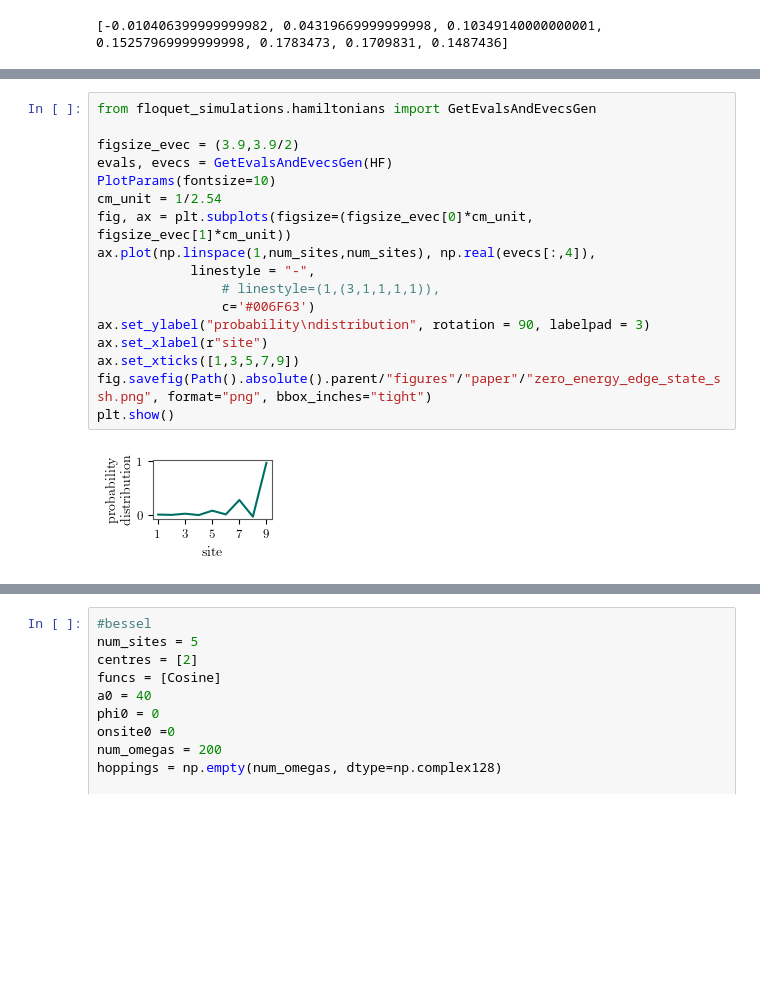
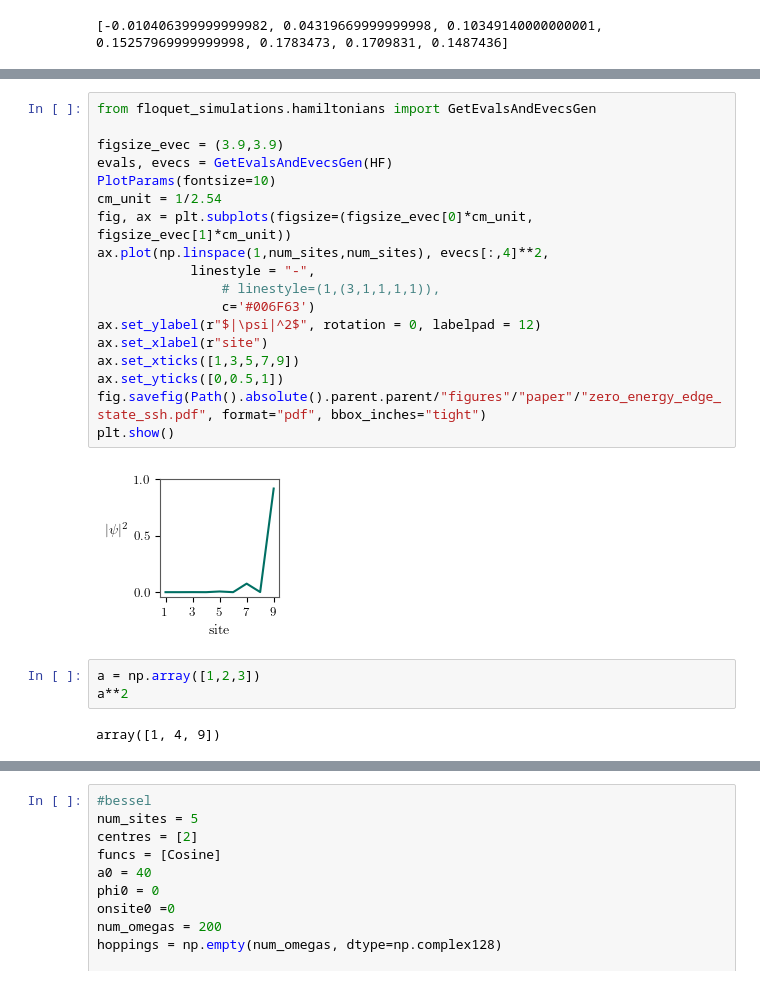
Before and after one commit to georgianixon/floquet-simulations, a Jupyter notebook: jupyter/local_mod_paper_figures/hamiltonian_plots_for_paper.ipynb, the cells around one changed output, grey strips where cells are left out. Cells and saved outputs as stored; diff of their text form; blank space fills up the shorter version.

```diff
--- a/jupyter/local_mod_paper_figures/hamiltonian_plots_for_paper.ipynb
+++ b/jupyter/local_mod_paper_figures/hamiltonian_plots_for_paper.ipynb
@@ -119,22 +120,28 @@ ssh_plot_dir_path.as_posix().find("pdf")
 # %%
 from floquet_simulations.hamiltonians import GetEvalsAndEvecsGen
 
-figsize_evec = (3.9,3.9/2)
+figsize_evec = (3.9,3.9)
 evals, evecs = GetEvalsAndEvecsGen(HF)
 PlotParams(fontsize=10)
 cm_unit = 1/2.54
 fig, ax = plt.subplots(figsize=(figsize_evec[0]*cm_unit, figsize_evec[1]*cm_unit))
-ax.plot(np.linspace(1,num_sites,num_sites), np.real(evecs[:,4]),
+ax.plot(np.linspace(1,num_sites,num_sites), evecs[:,4]**2,
             linestyle = "-",
                 # linestyle=(1,(3,1,1,1,1)),
                 c='#006F63')
-ax.set_ylabel("probability\ndistribution", rotation = 90, labelpad = 3)
+ax.set_ylabel(r"$|\psi|^2$", rotation = 0, labelpad = 12)
 ax.set_xlabel(r"site")
 ax.set_xticks([1,3,5,7,9])
-fig.savefig(Path().absolute().parent/"figures"/"paper"/"zero_energy_edge_state_ssh.png", format="png", bbox_inches="tight")
+ax.set_yticks([0,0.5,1])
+fig.savefig(Path().absolute().parent.parent/"figures"/"paper"/"zero_energy_edge_state_ssh.pdf", format="pdf", bbox_inches="tight")
 plt.show()
 # %% [output]
-[figure, old version]
+[figure, new version]
+# %%
+a = np.array([1,2,3])
+a**2
+# %% [output]
+array([1, 4, 9])
 # %%
 #SSH3
 num_sites = 9
```
Also changed, not shown: parts of 7 cells of this notebook, 4 other files.
